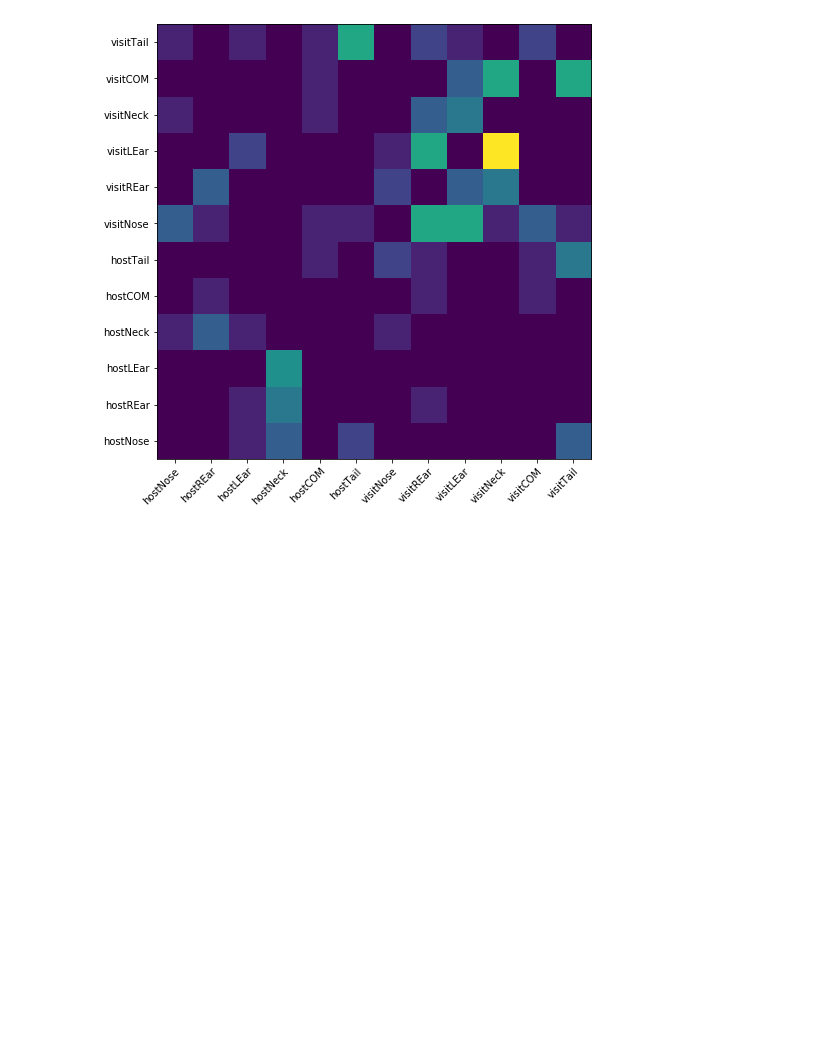
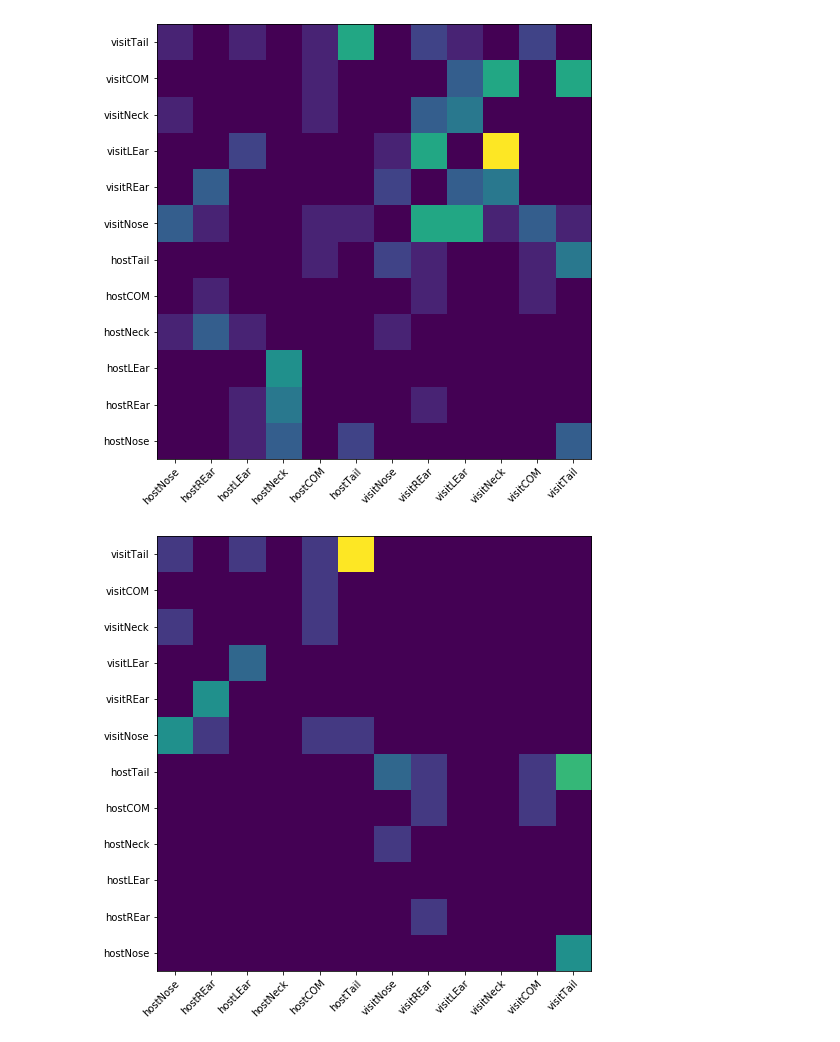
Before and after one commit to melisamc89/social_interaction, a Jupyter notebook: src/confusion_tracking.ipynb, the cells around one changed output. Drawn from its saved outputs; the diff is of its cells as text; code cells hidden in the pictures; blank space fills up the shorter version.

```diff
--- a/src/confusion_tracking.ipynb
+++ b/src/confusion_tracking.ipynb
@@ -97,3 +97,21 @@ ax.set_yticklabels(body_parts[5:]);
 plt.setp(ax.get_xticklabels(), rotation=45, ha='right', rotation_mode='anchor');
 # %% [output]
 [figure]
+# %%
+fig, ax = plt.subplots(figsize = (8,8))
+for i in range(12):
+    for j in range(12):
+        if i<6 and j<6:
+            confusion_matrix[i,j] = 0
+        if i>=6 and j>=6:
+            confusion_matrix[i,j] = 0
+ax.imshow(confusion_matrix)
+ax.set_xticks([n for n in range(12)])
+ax.set_yticks([n for n in range(12)])
+ax.set_xticklabels(body_parts[5:])
+ax.set_xlim(-.5, 11.5)
+ax.set_ylim(-.5, 11.5)
+ax.set_yticklabels(body_parts[5:]);
+plt.setp(ax.get_xticklabels(), rotation=45, ha='right', rotation_mode='anchor');
+# %% [output]
+[figure, added]
```
Also changed, not shown: 1 other file.
